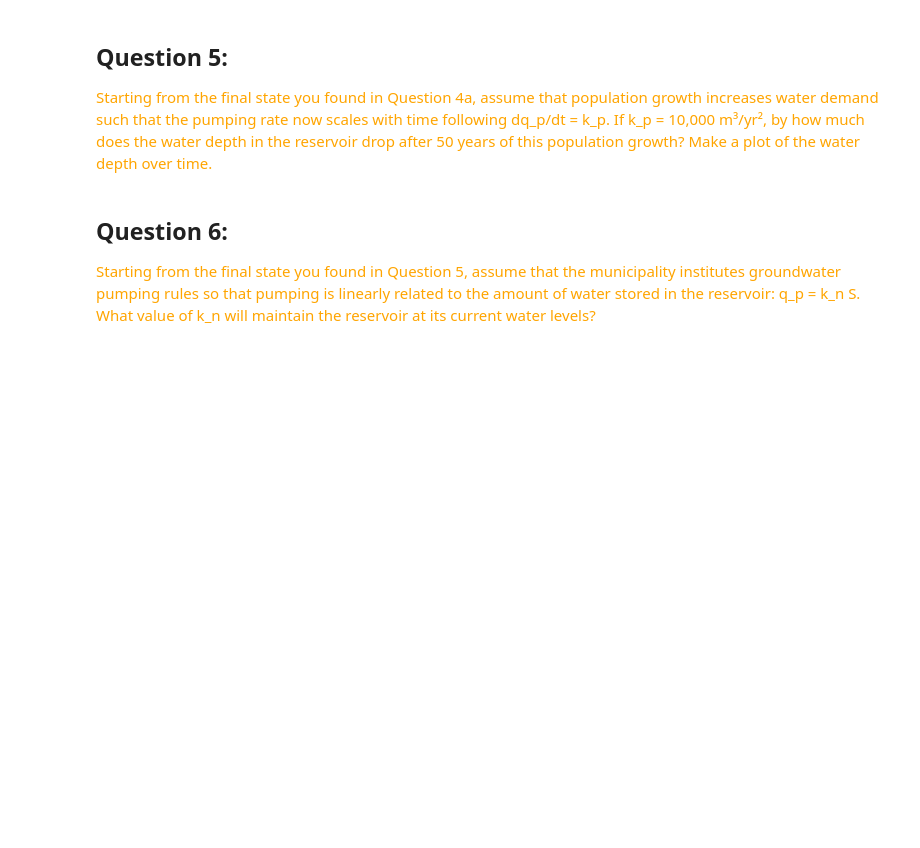
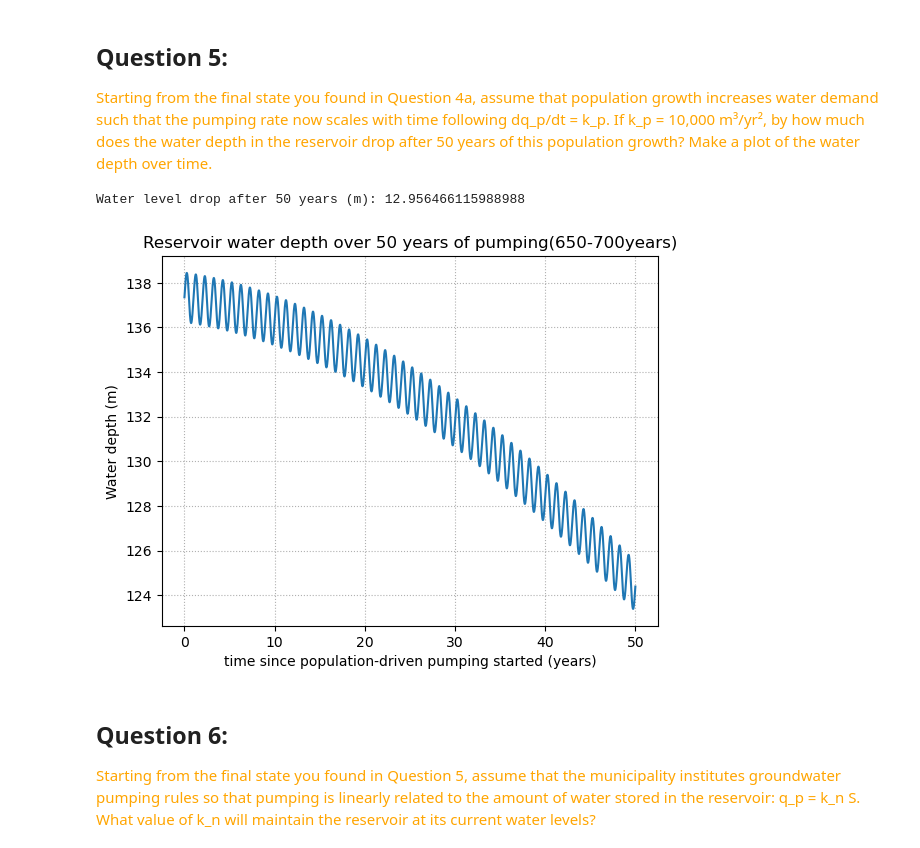
Before and after one commit to HOUPU1993/Homework-for-GEOG-210A-F25, a Jupyter notebook: HW6.ipynb, the cells around one changed output. Saved outputs shown, nothing was run; the diff lists cells and outputs as text; code cells hidden in the pictures; blank space fills up the shorter version.

```diff
--- a/HW6.ipynb
+++ b/HW6.ipynb
@@ -291,6 +291,58 @@ From the figure above, we see that after about 600 years of pumping, the reservo
 <font color="orange">
 Starting from the final state you found in Question 4a, assume that population growth increases water demand such that the pumping rate now scales with time following  dq_p/dt = k_p.  If k_p = 10,000 m³/yr², by how much does the water depth in the reservoir drop after 50 years of this population growth? Make a plot of the water depth over time.
 </font>
+# %%
+# ---- initial condition from Q4a ----
+S0_4a_final = S_pump_50[-1]
+S0 = S0_4a_final     # final storage from Question 4a
+qp0 = 100000         # initial pumping rate at t=0 (m³/yr)
+kp = 10000           # growth rate of pumping (m³/yr²)
+
+# pumping rate increases linearly with time:
+# q_p(t) = qp0 + kp * t
+def q_p(t):
+    return qp0 + kp * t
+
+# ---- define dS/dt under time-growing pumping ----
+def dSdt(t, S):
+    P_vals = P(t)
+    T_vals = T(t)
+    E_vals = E(T_vals)
+    return P_vals * A_catch - E_vals * A_surf - q_s(P_vals) - q_p(t)  - q_b(S)
+
+# ---- integrate for 50 years ----
+dt = 0.01
+tmax_pump = 50
+t_pump = np.arange(0, tmax_pump+dt, dt)
+
+S_pump_update = 0*t_pump
+S_pump_update[0] = S0
+
+# midpoint method integration
+for i in range(len(t_pump)-1):
+    S_mid = S_pump_update[i] + (dt/2) * dSdt(t_pump[i], S_pump_update[i])
+    S_pump_update[i+1] = S_pump_update[i] + dt * dSdt(t_pump[i] + dt/2, S_mid)
+
+# ---- compute water depth drop ----
+depth0  = S0 / A_surf
+depth50 = S_pump_update[-1] / A_surf
+depth_drop = depth0 - depth50
+
+print("Water level drop after 50 years (m):", depth_drop)
+
+depth_series = S_pump_update / A_surf
+
+# ---- plot depth(t) ----
+fig, ax = plt.subplots()
+ax.plot(t_pump, depth_series)
+ax.set_xlabel("time since population-driven pumping started (years)")
+ax.set_ylabel("Water depth (m)")
+ax.set_title("Reservoir water depth over 50 years of pumping(650-700years)")
+ax.grid(True, linestyle=":")
+plt.show()
+# %% [output]
+Water level drop after 50 years (m): 12.956466115988988
+[figure, added]
 # %% [markdown]
 ## Question 6:
 <font color="orange">
```
Also changed, not shown: parts of 2 cells of this notebook.
